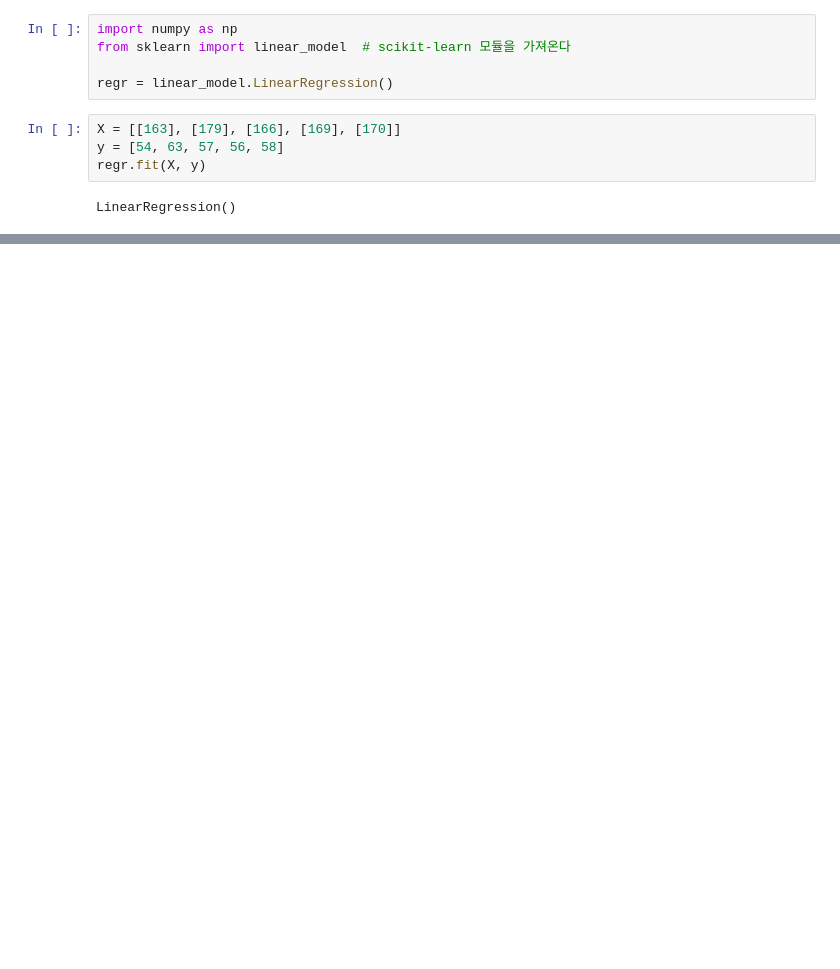
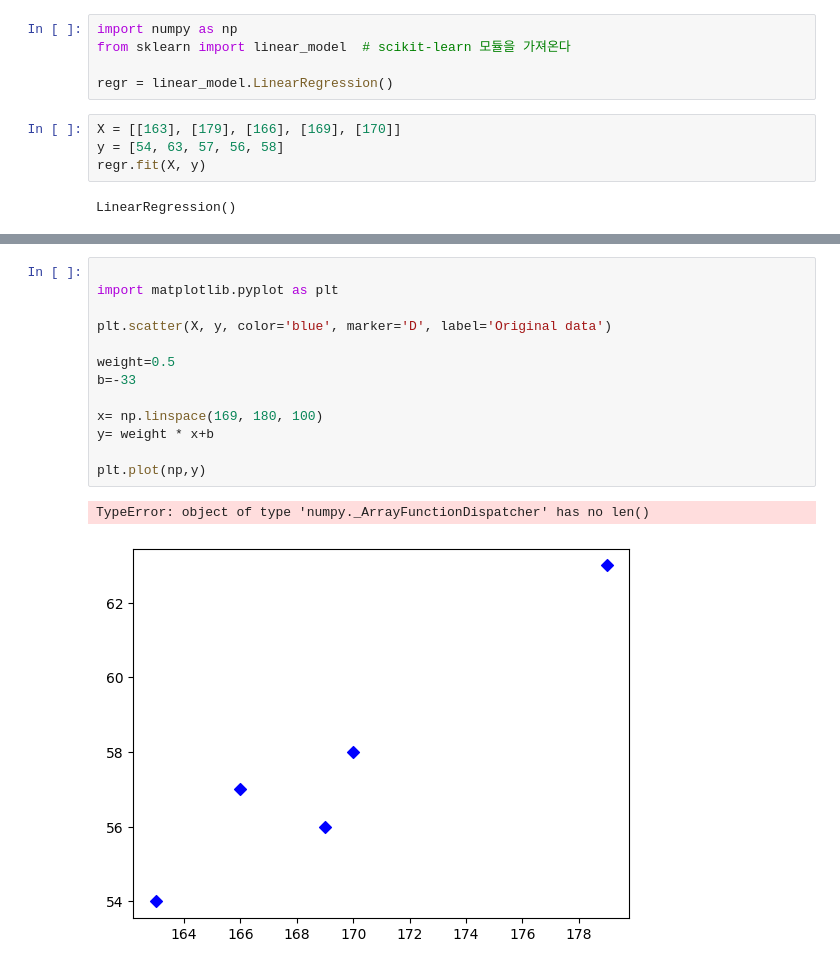
Before and after one commit to jalanwang/Robot-AI, a Jupyter notebook: deeplearning/ML/MATPLOTLIB/my_scikitlearn.ipynb, the cells around one changed output, grey strips where cells are left out. Saved outputs shown, nothing was run; the diff lists cells and outputs as text; blank space fills up the shorter version.

```diff
--- a/deeplearning/ML/MATPLOTLIB/my_scikitlearn.ipynb
+++ b/deeplearning/ML/MATPLOTLIB/my_scikitlearn.ipynb
@@ -11,0 +41,16 @@ LinearRegression()
+# %%
+
+import matplotlib.pyplot as plt
+
+plt.scatter(X, y, color='blue', marker='D', label='Original data')
+
+weight=0.5
+b=-33
+
+x= np.linspace(169, 180, 100)
+y= weight * x+b
+
+plt.plot(np,y)
+# %% [output]
+TypeError: object of type 'numpy._ArrayFunctionDispatcher' has no len()
+[figure, added]
```
Also changed, not shown: parts of 11 cells of this notebook, 3 other files.
